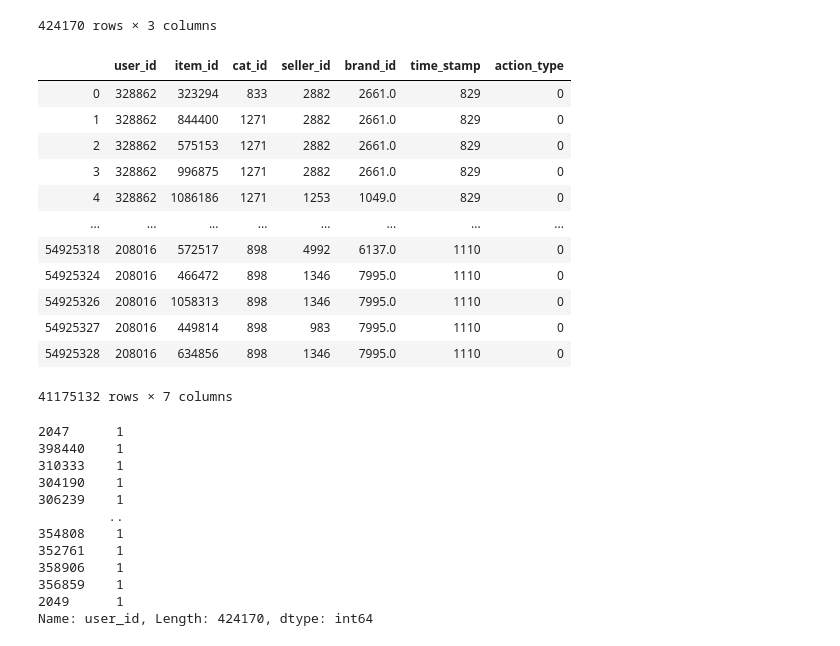
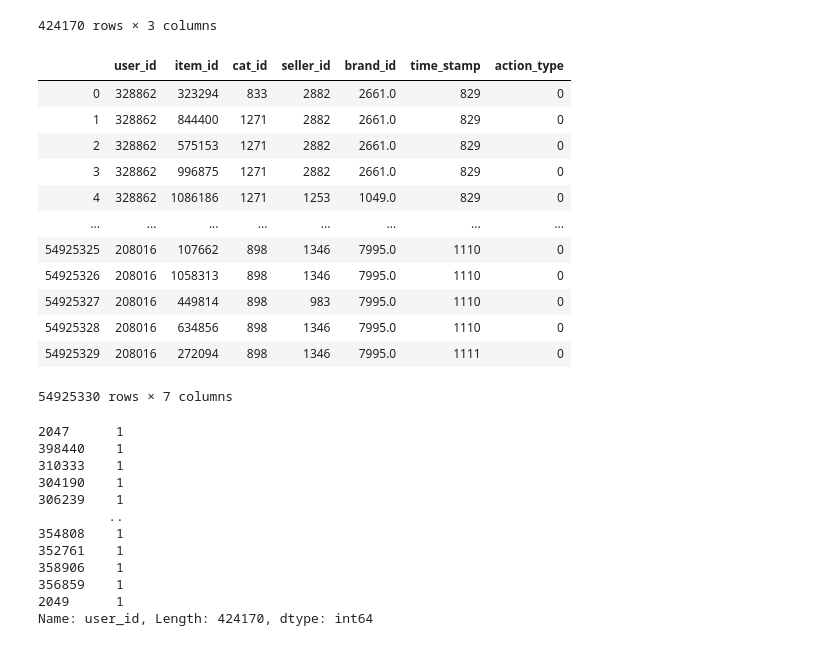
Before and after one commit to CaptainCandy/TMALL_Repurchase, a Jupyter notebook: feature/feature_new.ipynb, the cells around one changed output. Cells and saved outputs as stored; diff of their text form; code cells hidden in the pictures.

```diff
--- a/feature/feature.ipynb
+++ b/feature/feature_new.ipynb
@@ -90,25 +90,24 @@ user_info
 | 424169 | 18031 | 3.0 | 1.0 |
 424170 rows × 3 columns
 # %%
-#去重，检查user_log中是否有全为null的行并删去
+#检查user_log中是否有全为null的行并删去
 #user_log = user_log.rename(columns={'seller_id': 'merchant_id'})
-user_log = user_log.drop_duplicates(keep='first')#去除了13750198行
 user_log = user_log.dropna(axis=0,how='all')
 user_log
 # %% [output]
 |  | user_id | item_id | cat_id | seller_id | brand_id | time_stamp | action_type |
 | 0 | 328862 | 323294 | 833 | 2882 | 2661.0 | 829 | 0 |
 | 1 | 328862 | 844400 | 1271 | 2882 | 2661.0 | 829 | 0 |
 | 2 | 328862 | 575153 | 1271 | 2882 | 2661.0 | 829 | 0 |
 | 3 | 328862 | 996875 | 1271 | 2882 | 2661.0 | 829 | 0 |
 | 4 | 328862 | 1086186 | 1271 | 1253 | 1049.0 | 829 | 0 |
 | ... | ... | ... | ... | ... | ... | ... | ... |
-| 54925318 | 208016 | 572517 | 898 | 4992 | 6137.0 | 1110 | 0 |
-| 54925324 | 208016 | 466472 | 898 | 1346 | 7995.0 | 1110 | 0 |
+| 54925325 | 208016 | 107662 | 898 | 1346 | 7995.0 | 1110 | 0 |
 | 54925326 | 208016 | 1058313 | 898 | 1346 | 7995.0 | 1110 | 0 |
 | 54925327 | 208016 | 449814 | 898 | 983 | 7995.0 | 1110 | 0 |
 | 54925328 | 208016 | 634856 | 898 | 1346 | 7995.0 | 1110 | 0 |
+| 54925329 | 208016 | 272094 | 898 | 1346 | 7995.0 | 1111 | 0 |
-41175132 rows × 7 columns
+54925330 rows × 7 columns
 # %%
 user_info.user_id.value_counts()#统计user_info有多少个用户
 # %% [output]
```
Also changed, not shown: parts of 34 cells of this notebook.
